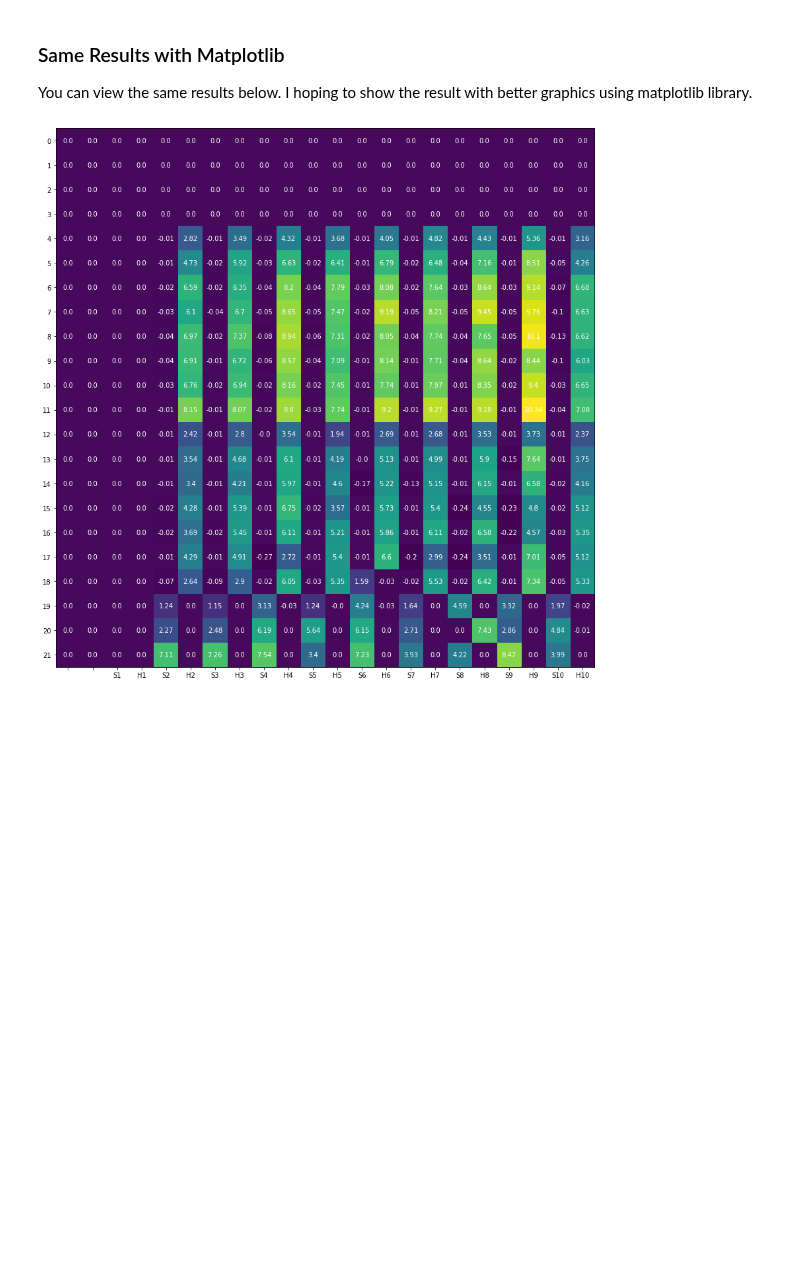
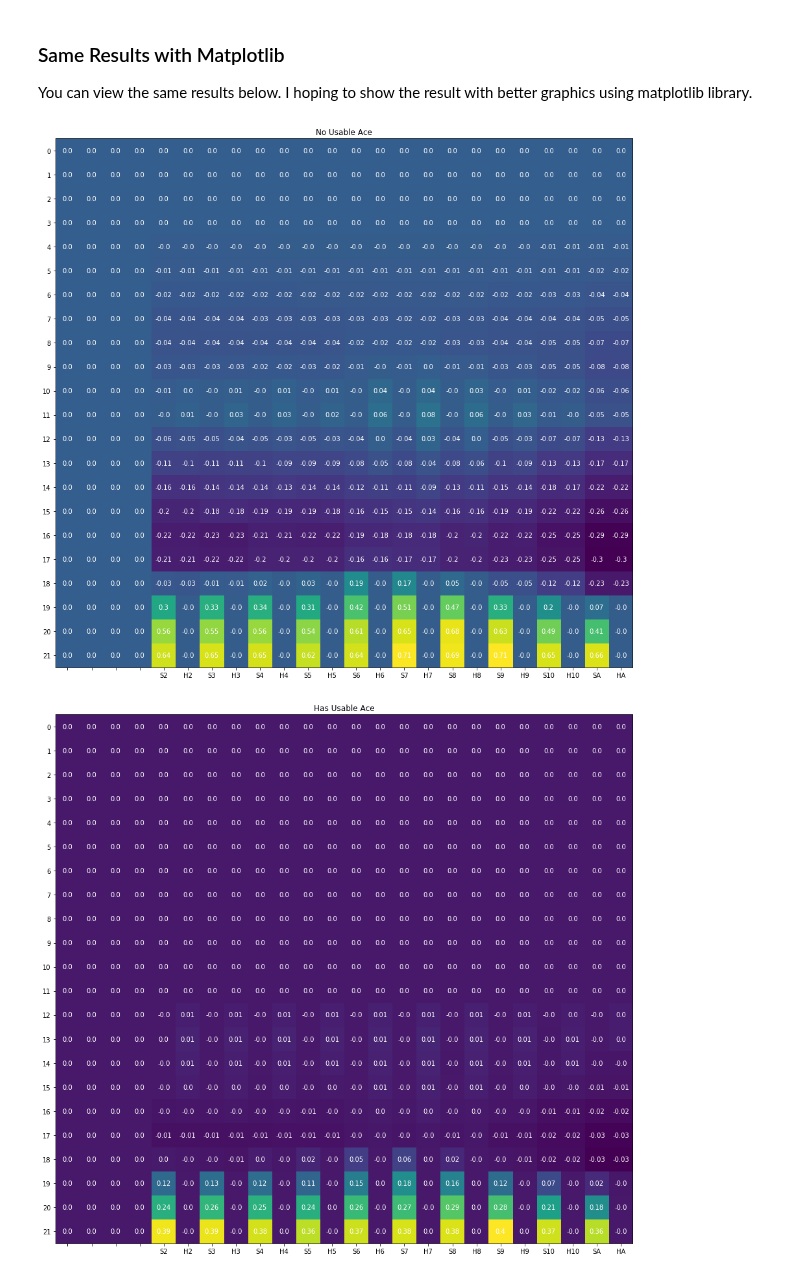
Before and after one commit to hakanonal/blackjack, a Jupyter notebook: qtable.ipynb, the cells around one changed output. Drawn from its saved outputs; the diff is of its cells as text; code cells hidden in the pictures; blank space fills up the shorter version.

```diff
--- a/qtable.ipynb
+++ b/qtable.ipynb
@@ -81,38 +81,43 @@ You can view the same results below. I hoping to show the result with better gra
 # %%
 import numpy as np
 import pickle
+import matplotlib.pyplot as plt
 
 fr = open('policy', 'rb')
 q_table = pickle.load(fr)
 fr.close()
 
-d1 = np.zeros((22,11))
-d2 = np.zeros((22,11))
-d3 = np.zeros((22,22))
-for state,alist in q_table.items():
-    if(state[0] > 21 or state[1] > 10):
-        continue
-    d1[state[0]][state[1]] = alist[0]
-    d2[state[0]][state[1]] = alist[1]
-    d3[state[0]][state[1]*2] = alist[0]
-    d3[state[0]][state[1]*2+1] = alist[1]
+def toNumPy(usable_ace = False):
+    d3 = np.zeros((22,24))
+    for state,alist in q_table.items():
+        if(state[0] > 21 or state[1] > 11 or state[2] != usable_ace):
+            continue
+        d3[state[0]][state[1]*2] = alist[0]
+        d3[state[0]][state[1]*2+1] = alist[1]
+    return d3
 
-import matplotlib.pyplot as plt
 
-fig1, ax1 = plt.subplots(figsize=(30,15))
-im1 = ax1.imshow(d3)
+def plot(title="No Usable Ace",usable_ace = False):
+    d3 = toNumPy(usable_ace)
+    fig1, ax1 = plt.subplots(figsize=(30,15))
+    plt.title(title)
+    im1 = ax1.imshow(d3)
 
-# We want to show all ticks...
-ax1.set_xticks(np.arange(22))######
-ax1.set_yticks(np.arange(22))
+    # We want to show all ticks...
+    ax1.set_xticks(np.arange(24))
+    ax1.set_yticks(np.arange(22))
 
-ax1.set_xticklabels(["","","S1","H1","S2","H2","S3","H3","S4","H4","S5","H5","S6","H6","S7","H7","S8","H8","S9","H9","S10","H10"])
+    ax1.set_xticklabels(["","","","","S2","H2","S3","H3","S4","H4","S5","H5","S6","H6","S7","H7","S8","H8","S9","H9","S10","H10","SA","HA"])
 
-for i in range(len(d3)):
-    for j in range(len(d3[i])):
-        text = ax1.text(j, i, round(d3[i, j],2),
-                       ha="center", va="center", color="w")
+    for i in range(len(d3)):
+        for j in range(len(d3[i])):
+            text = ax1.text(j, i, round(d3[i, j],2),
+                        ha="center", va="center", color="w")
 
-plt.show()
+    plt.show()
+
+plot(title="No Usable Ace",usable_ace = False)
+plot(title="Has Usable Ace",usable_ace = True)
 # %% [output]
-[figure, old version]
+[figure, new version]
+[figure, added]
```
Also changed, not shown: parts of 1 cell of this notebook, 1 other file.
